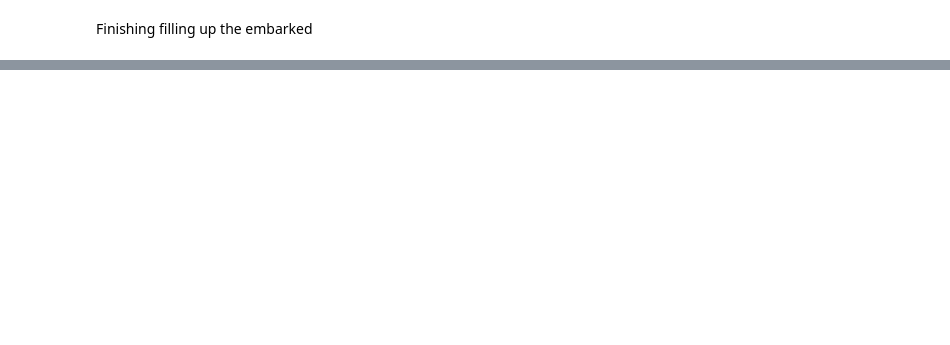
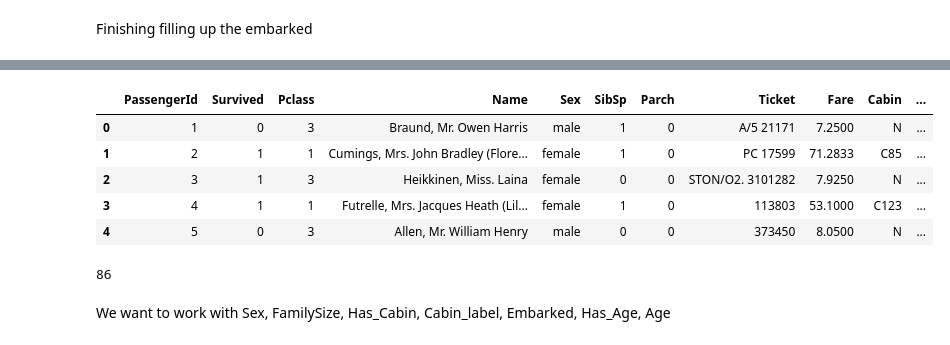
Before and after one commit to nicholasaxl/titanic-kaggle-nichaxl, a Jupyter notebook: Titanic_Kaggle_Axl.ipynb, the cells around one changed output, grey strips where cells are left out. Saved outputs shown, nothing was run; the diff lists cells and outputs as text; code cells hidden in the pictures; blank space fills up the shorter version.

```diff
--- a/Titanic_Kaggle_Axl.ipynb
+++ b/Titanic_Kaggle_Axl.ipynb
@@ -282,0 +277,13 @@ Number of Missing Values in Dataset  0
+# %%
+train_data['FamilySize'] = train_data['SibSp'] + train_data['Parch'] + 1
+rcParams['figure.figsize'] = 20,10
+sns.set(font_scale = 2)
+sns.set_style("white")
+sns.set_palette("bright")
+ax = sns.countplot(x='FamilySize',hue ='Survived',data=train_data,palette="Blues_r")
+ax.set_title('Survived Rate')
+plt.legend(loc = 'upper right')
+for p in ax.patches:
+    x, height, width = p.get_x(), p.get_height(), p.get_width()
+    ax.text(x + width / 2, height + 7, f'{height / total_cnt * 100:2.1f}%',va='center', ha='center', size=20)
+sns.despine()
@@ -282,0 +335,17 @@ Number of Missing Values in Dataset  0
+# %%
+train_data.head(5)
+# %% [output]
+|  | PassengerId | Survived | Pclass | Name | Sex | SibSp | Parch | Ticket | Fare | Cabin | ... |
+| 0 | 1 | 0 | 3 | Braund, Mr. Owen Harris | male | 1 | 0 | A/5 21171 | 7.2500 | N | ... |
+| 1 | 2 | 1 | 1 | Cumings, Mrs. John Bradley (Flore... | female | 1 | 0 | PC 17599 | 71.2833 | C85 | ... |
+| 2 | 3 | 1 | 3 | Heikkinen, Miss. Laina | female | 0 | 0 | STON/O2. 3101282 | 7.9250 | N | ... |
+| 3 | 4 | 1 | 1 | Futrelle, Mrs. Jacques Heath (Lil... | female | 1 | 0 | 113803 | 53.1000 | C123 | ... |
+| 4 | 5 | 0 | 3 | Allen, Mr. William Henry | male | 0 | 0 | 373450 | 8.0500 | N | ... |
+# %%
+test_data.head(5)
+#check for missing values in age column of test data
+test_data['Age'].isnull().sum()
+# %% [output]
+86
+# %% [markdown]
+We want to work with Sex, FamilySize, Has_Cabin, Cabin_label, Embarked, Has_Age, Age
```
Also changed, not shown: parts of 14 cells of this notebook.
